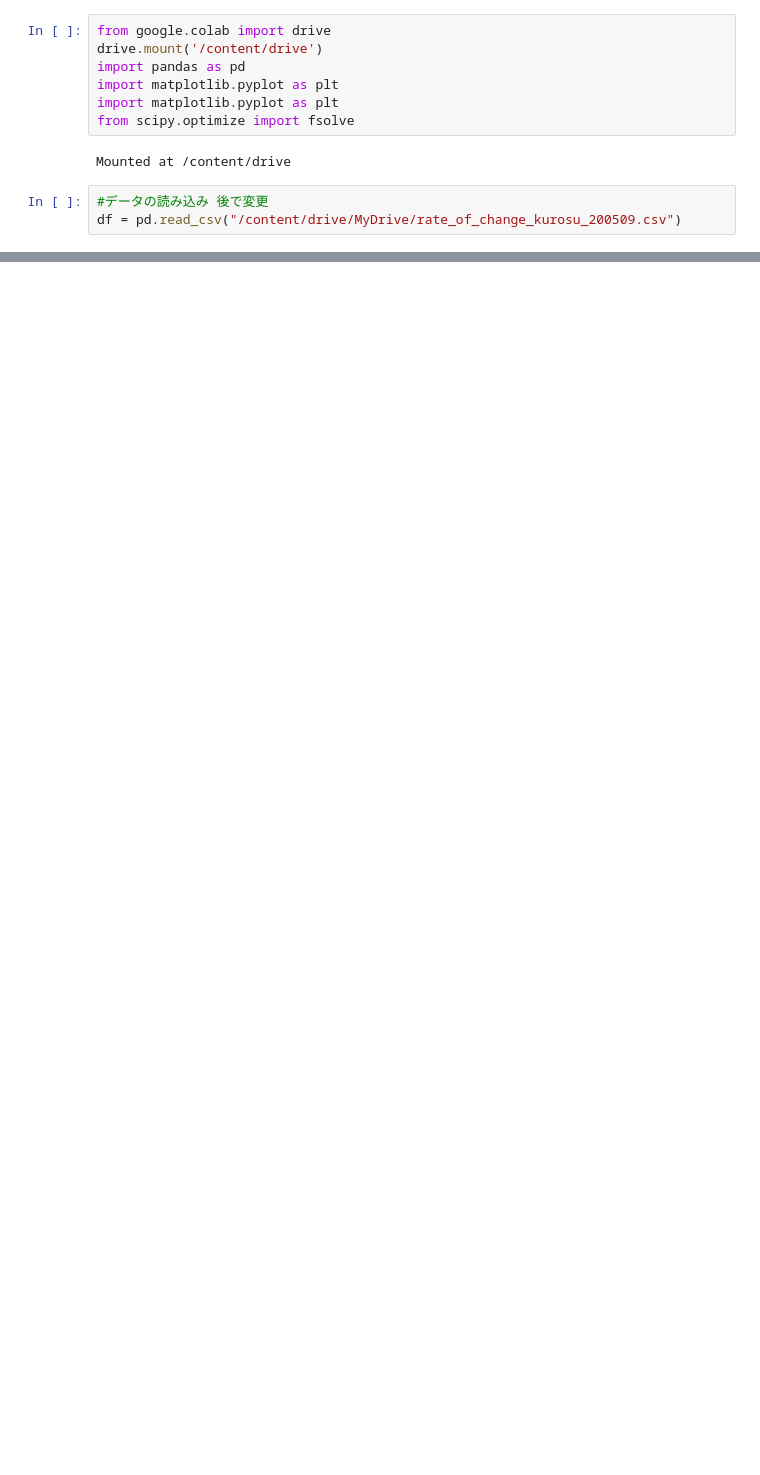
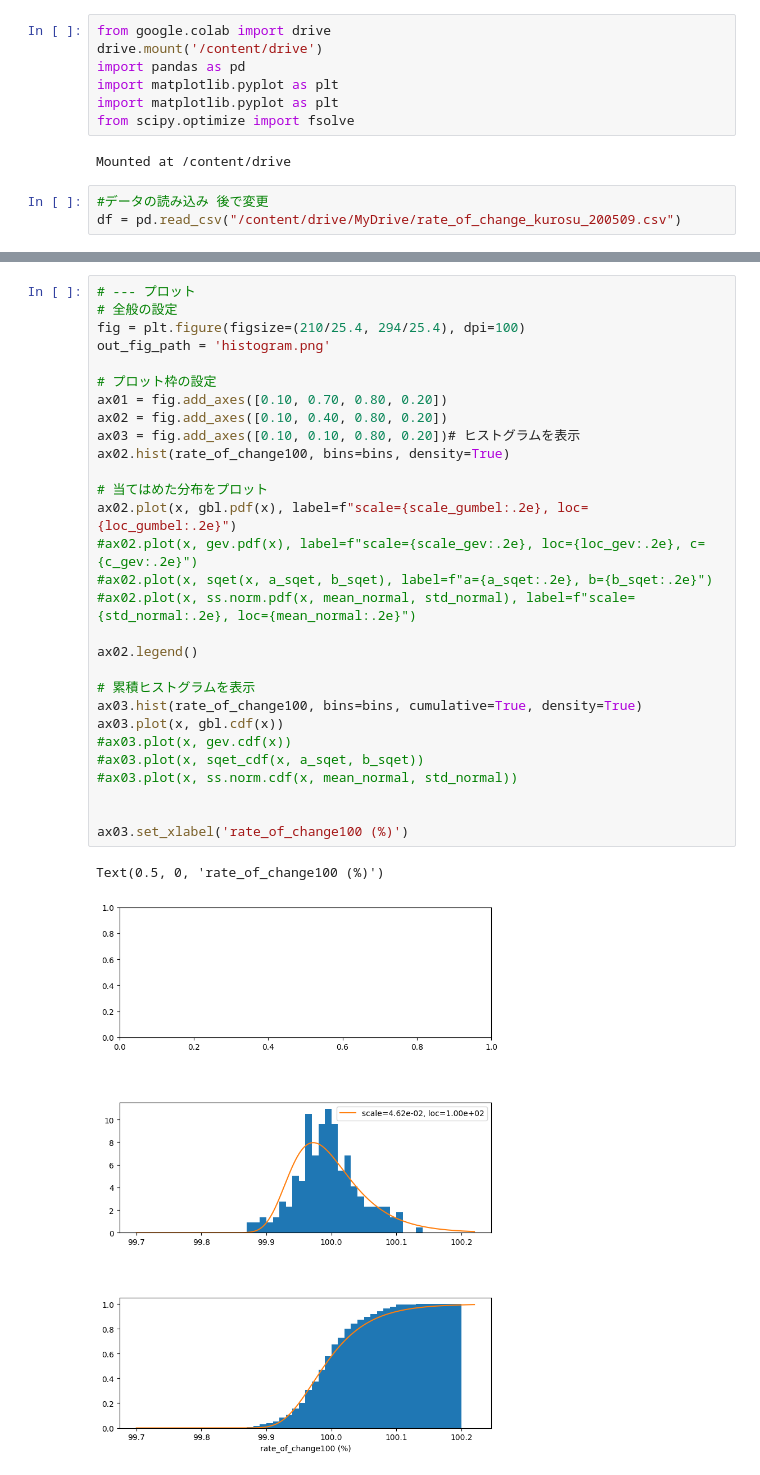
Before and after one commit to TomoharuKurosu/Tomoaharu_Kurosu_2023, a Jupyter notebook: 100年に一度まとめ２.ipynb, the cells around one changed output, grey strips where cells are left out. Cells and saved outputs as stored; diff of their text form; blank space fills up the shorter version.

```diff
--- a/100年に一度まとめ２.ipynb
+++ b/100年に一度まとめ２.ipynb
@@ -497,0 +498,32 @@ SLSC (Gumbel_2): 6.830111611966387
+# %%
+# --- プロット
+# 全般の設定
+fig = plt.figure(figsize=(210/25.4, 294/25.4), dpi=100)
+out_fig_path = 'histogram.png'
+
+# プロット枠の設定
+ax01 = fig.add_axes([0.10, 0.70, 0.80, 0.20])
+ax02 = fig.add_axes([0.10, 0.40, 0.80, 0.20])
+ax03 = fig.add_axes([0.10, 0.10, 0.80, 0.20])# ヒストグラムを表示
+ax02.hist(rate_of_change100, bins=bins, density=True)
+
+# 当てはめた分布をプロット
+ax02.plot(x, gbl.pdf(x), label=f"scale={scale_gumbel:.2e}, loc={loc_gumbel:.2e}")
+#ax02.plot(x, gev.pdf(x), label=f"scale={scale_gev:.2e}, loc={loc_gev:.2e}, c={c_gev:.2e}")
+#ax02.plot(x, sqet(x, a_sqet, b_sqet), label=f"a={a_sqet:.2e}, b={b_sqet:.2e}")
+#ax02.plot(x, ss.norm.pdf(x, mean_normal, std_normal), label=f"scale={std_normal:.2e}, loc={mean_normal:.2e}")
+
+ax02.legend()
+
+# 累積ヒストグラムを表示
+ax03.hist(rate_of_change100, bins=bins, cumulative=True, density=True)
+ax03.plot(x, gbl.cdf(x))
+#ax03.plot(x, gev.cdf(x))
+#ax03.plot(x, sqet_cdf(x, a_sqet, b_sqet))
+#ax03.plot(x, ss.norm.cdf(x, mean_normal, std_normal))
+
+
+ax03.set_xlabel('rate_of_change100 (%)')
+# %% [output]
+Text(0.5, 0, 'rate_of_change100 (%)')
+[figure, added]
```
Also changed, not shown: parts of 1 cell of this notebook.
